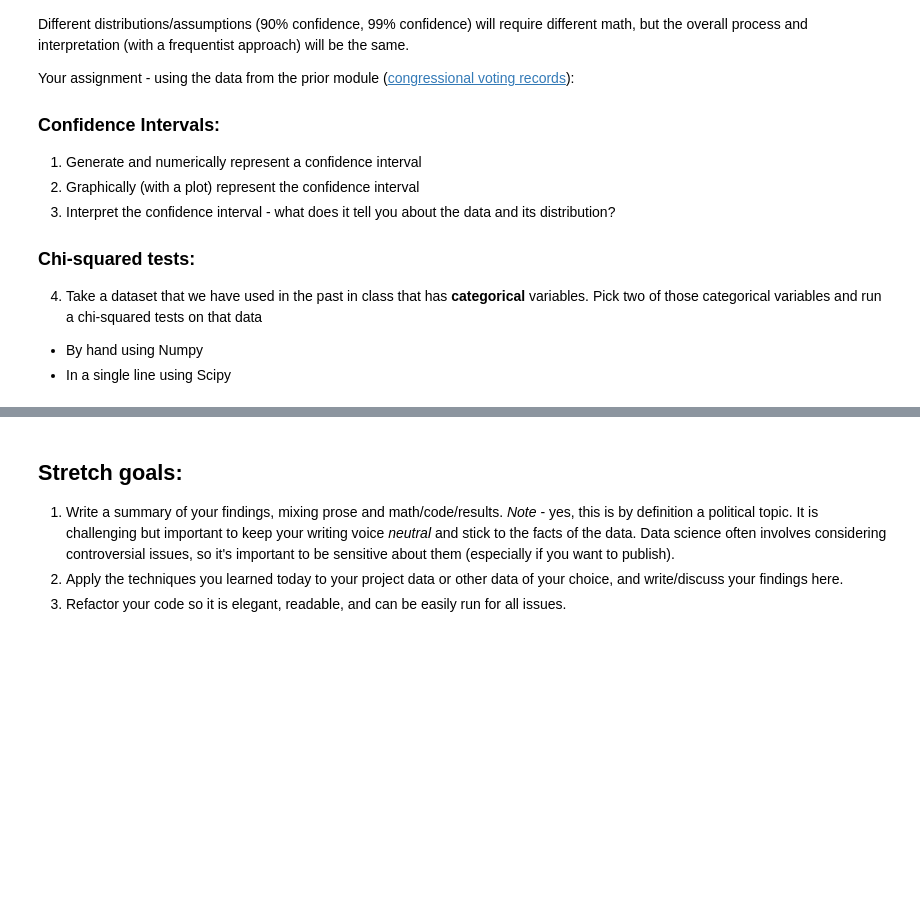
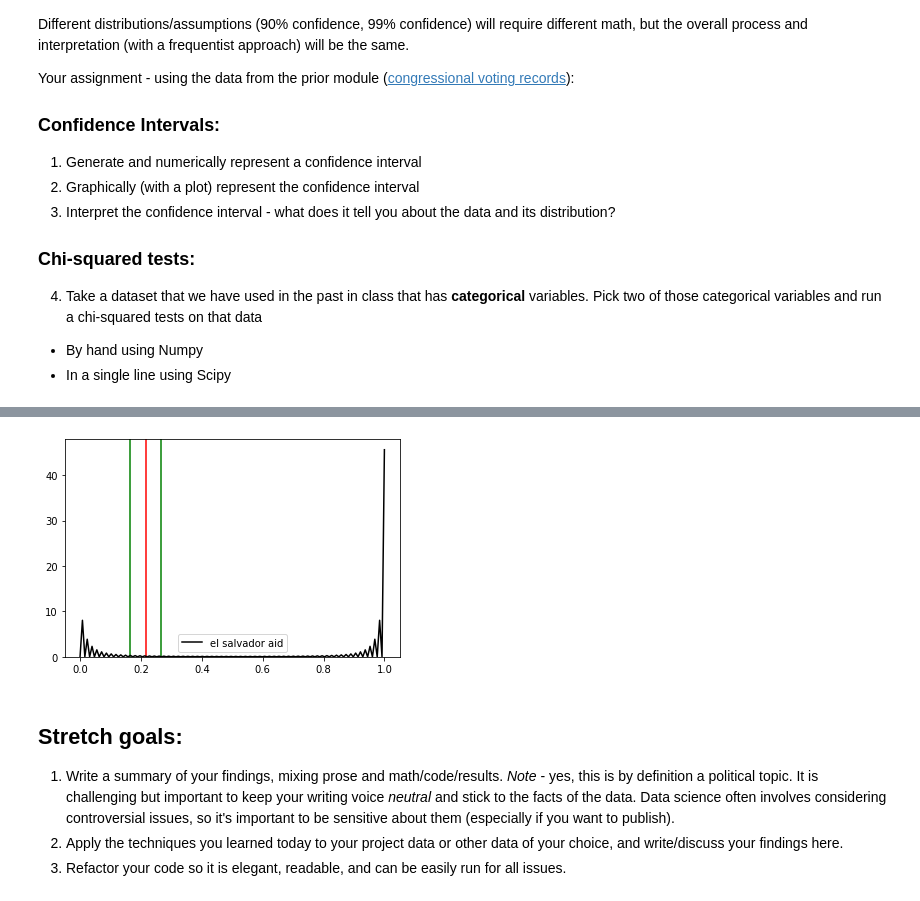
Before and after one commit to njaiprakash/DS-Unit-1-Sprint-2-Statistics, a Jupyter notebook: module2/LS_DS_122_Sampling_Confidence_Intervals_and_Hypothesis_Testing_Assignment.ipynb, the cells around one changed output, grey strips where cells are left out. Saved outputs shown, nothing was run; the diff lists cells and outputs as text; code cells hidden in the pictures; blank space fills up the shorter version.

```diff
--- a/module2/LS_DS_122_Sampling_Confidence_Intervals_and_Hypothesis_Testing_Assignment.ipynb
+++ b/module2/LS_DS_122_Sampling_Confidence_Intervals_and_Hypothesis_Testing_Assignment.ipynb
@@ -88,3 +96,12 @@ And so on this particicular issue we fail to reject the null hypothesis that bot
+# %%
+
+con_int4 = confidence_interval(dem['el salvador aid'].dropna())
+plt.axvline(x=con_int4[1], color='g')
+plt.axvline(x=con_int4[2], color='g')
+plt.axvline(x=con_int4[0], color='r')
+sns.kdeplot(dem['el salvador aid'], color='black');
+# %% [output]
+[figure, added]
 # %% [markdown]
 ## Stretch goals:
 
```
Also changed, not shown: parts of 4 cells of this notebook.
